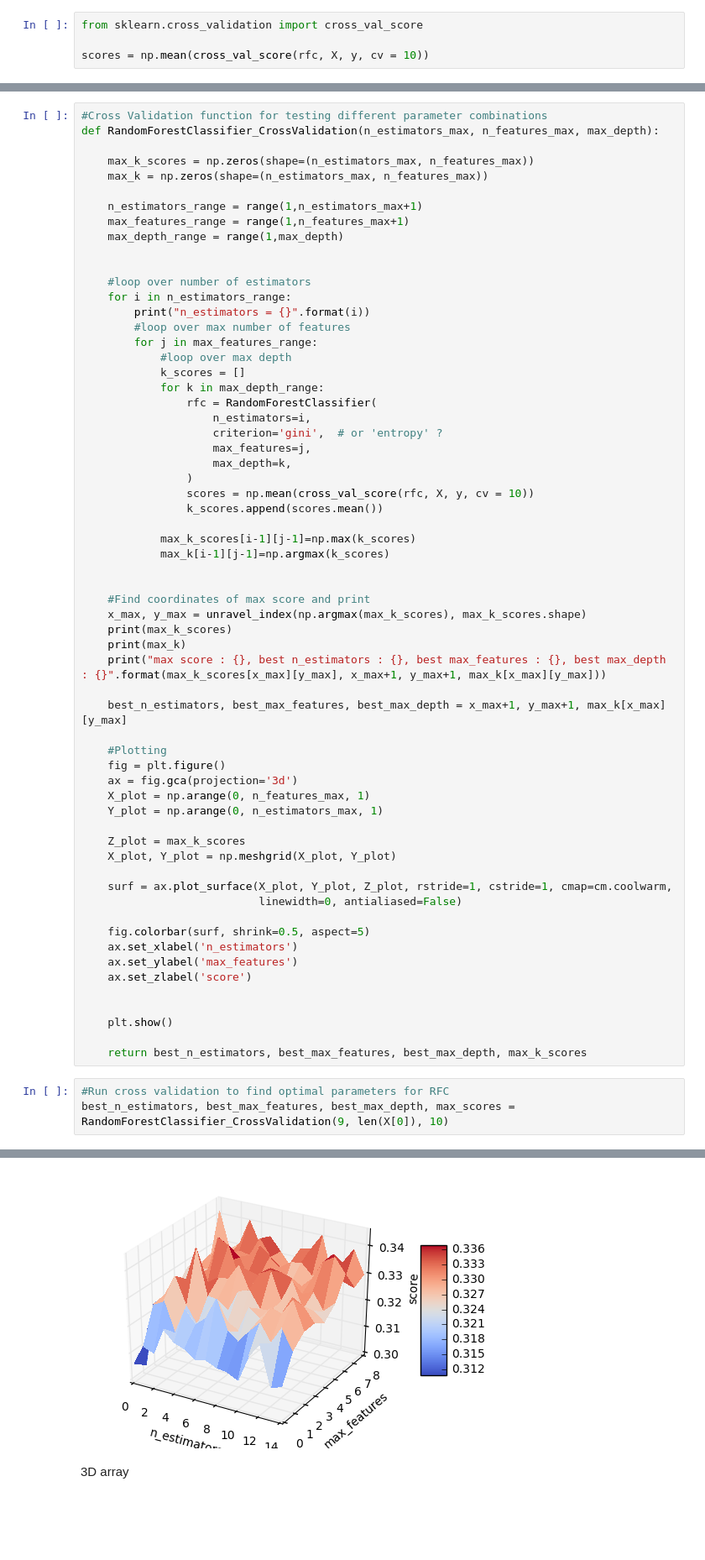
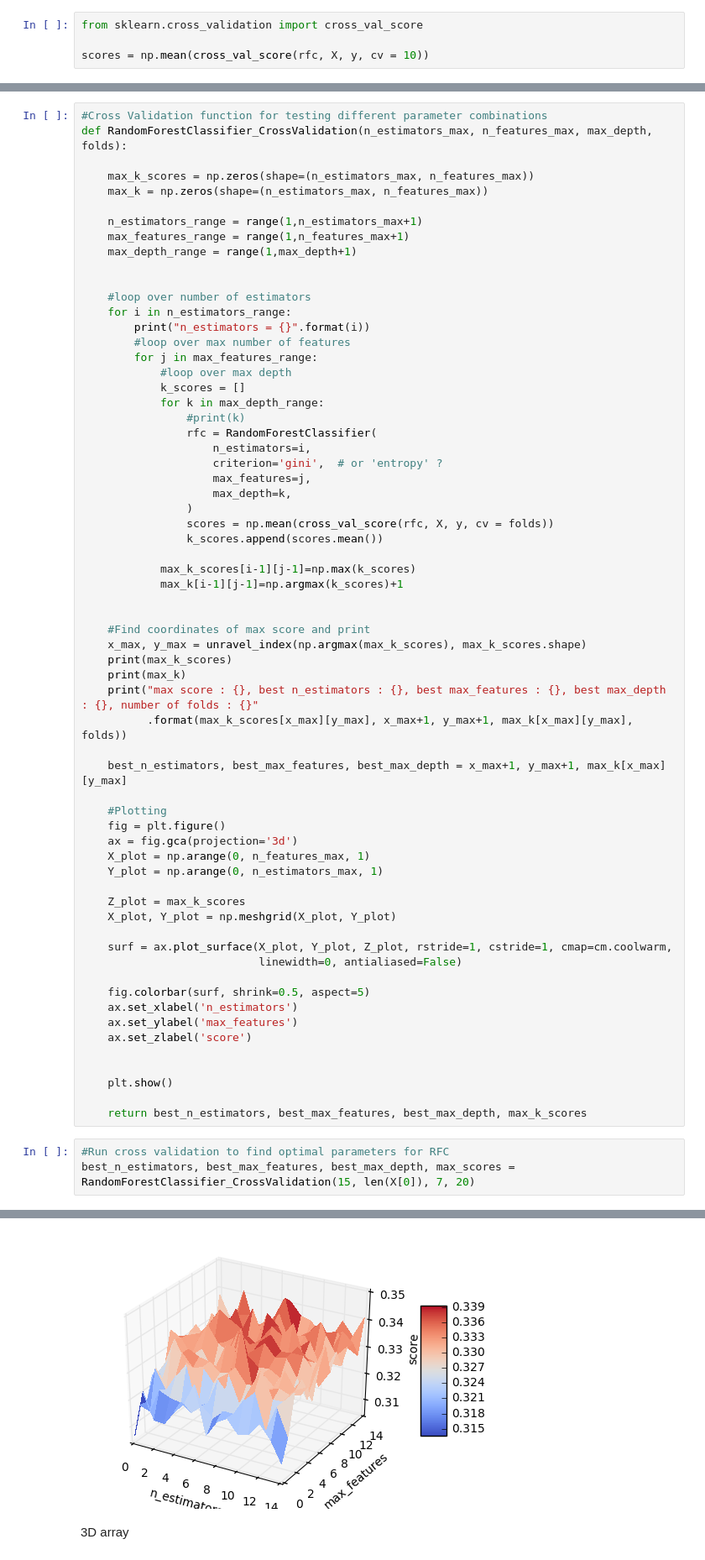
Before and after one commit to ireneu/ada, a Jupyter notebook: HW04/04 - Applied ML.ipynb, the cells around one changed output, grey strips where cells are left out. Shown at 84% size. Drawn from its saved outputs; the diff is of its cells as text; blank space fills up the shorter version.

```diff
--- a/HW04/04 - Applied ML.ipynb
+++ b/HW04/04 - Applied ML.ipynb
@@ -202,13 +198,13 @@ print(sdf_agg.shape)
 # %%
 #Cross Validation function for testing different parameter combinations
-def RandomForestClassifier_CrossValidation(n_estimators_max, n_features_max, max_depth):
+def RandomForestClassifier_CrossValidation(n_estimators_max, n_features_max, max_depth, folds):
 
     max_k_scores = np.zeros(shape=(n_estimators_max, n_features_max))
     max_k = np.zeros(shape=(n_estimators_max, n_features_max))
 
     n_estimators_range = range(1,n_estimators_max+1)
     max_features_range = range(1,n_features_max+1)
-    max_depth_range = range(1,max_depth)
+    max_depth_range = range(1,max_depth+1)
 
 
     #loop over number of estimators
@@ -219,24 +215,26 @@ def RandomForestClassifier_CrossValidation(n_estimators_max, n_features_max, max
             #loop over max depth
             k_scores = []
             for k in max_depth_range:
+                #print(k)
                 rfc = RandomForestClassifier(
                     n_estimators=i,
                     criterion='gini',  # or 'entropy' ?
                     max_features=j,
                     max_depth=k,
                 )
-                scores = np.mean(cross_val_score(rfc, X, y, cv = 10))
+                scores = np.mean(cross_val_score(rfc, X, y, cv = folds))
                 k_scores.append(scores.mean())
 
             max_k_scores[i-1][j-1]=np.max(k_scores)
-            max_k[i-1][j-1]=np.argmax(k_scores)
+            max_k[i-1][j-1]=np.argmax(k_scores)+1
 
 
     #Find coordinates of max score and print
     x_max, y_max = unravel_index(np.argmax(max_k_scores), max_k_scores.shape)
     print(max_k_scores)
     print(max_k)
-    print("max score : {}, best n_estimators : {}, best max_features : {}, best max_depth : {}".format(max_k_scores[x_max][y_max], x_max+1, y_max+1, max_k[x_max][y_max]))
+    print("max score : {}, best n_estimators : {}, best max_features : {}, best max_depth : {}, number of folds : {}"
+          .format(max_k_scores[x_max][y_max], x_max+1, y_max+1, max_k[x_max][y_max], folds))
 
     best_n_estimators, best_max_features, best_max_depth = x_max+1, y_max+1, max_k[x_max][y_max]
 
@@ -263,7 +261,7 @@ def RandomForestClassifier_CrossValidation(n_estimators_max, n_features_max, max
     return best_n_estimators, best_max_features, best_max_depth, max_k_scores
 # %%
 #Run cross validation to find optimal parameters for RFC
-best_n_estimators, best_max_features, best_max_depth, max_scores = RandomForestClassifier_CrossValidation(9, len(X[0]), 10)
+best_n_estimators, best_max_features, best_max_depth, max_scores = RandomForestClassifier_CrossValidation(15, len(X[0]), 7, 20)
 # %% [output]
 n_estimators = 1
 n_estimators = 2
@@ -285,3 +283,3 @@ max score : 0.3427598695317617, best n_estimators : 4, best max_features : 4, be
-[figure, old version]
+[figure, new version]
 # %% [markdown]
 3D array
```
Also changed, not shown: parts of 16 cells of this notebook.
